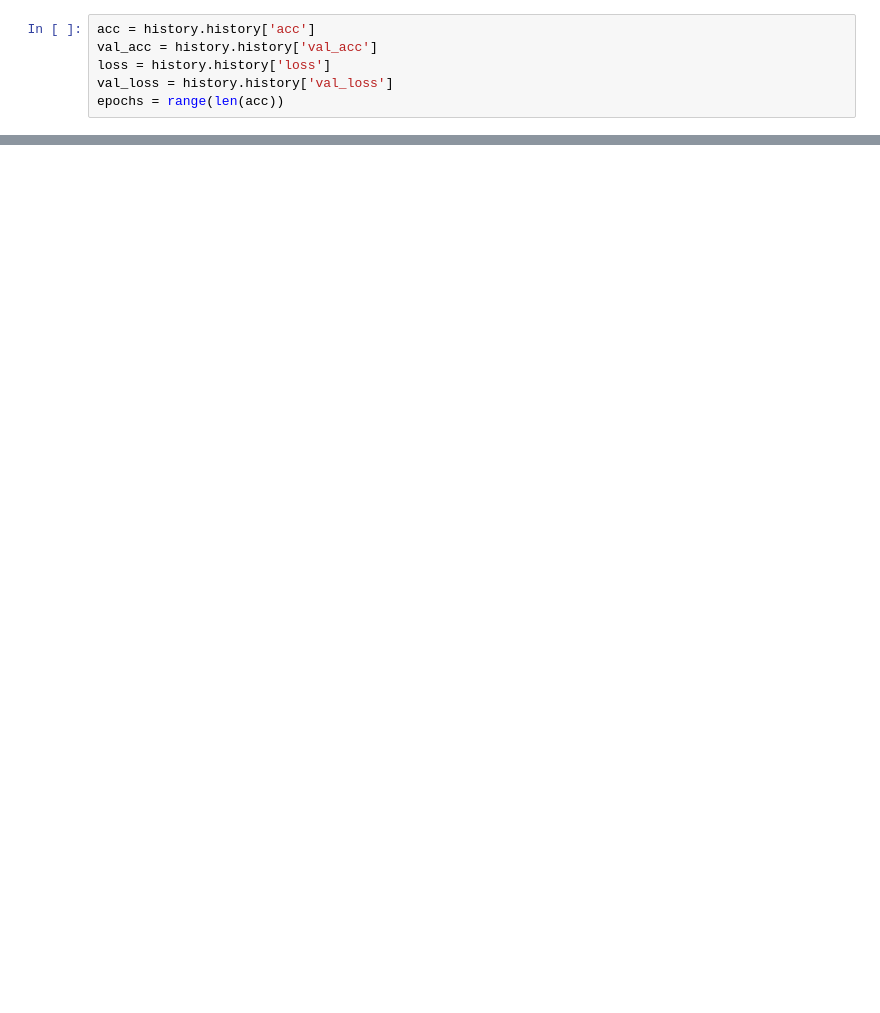
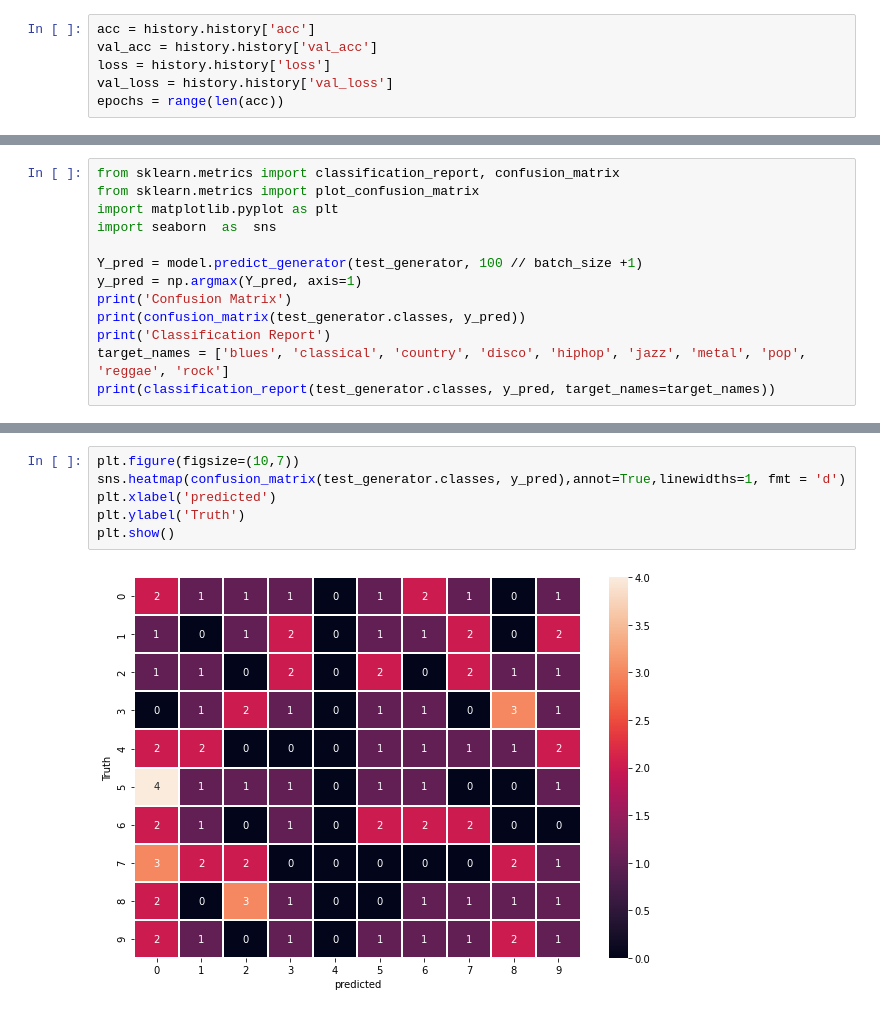
Before and after one commit to amrmoohamed/Music-Classification, a Jupyter notebook: Genres_classification.ipynb, the cells around one changed output, grey strips where cells are left out. Cells and saved outputs as stored; diff of their text form; blank space fills up the shorter version.

```diff
--- a/Genres_classification.ipynb
+++ b/Genres_classification.ipynb
@@ -441,0 +448,13 @@ plt.show()
+# %%
+from sklearn.metrics import classification_report, confusion_matrix
+from sklearn.metrics import plot_confusion_matrix
+import matplotlib.pyplot as plt
+import seaborn  as  sns
+
+Y_pred = model.predict_generator(test_generator, 100 // batch_size +1)
+y_pred = np.argmax(Y_pred, axis=1)
+print('Confusion Matrix')
+print(confusion_matrix(test_generator.classes, y_pred))
+print('Classification Report')
+target_names = ['blues', 'classical', 'country', 'disco', 'hiphop', 'jazz', 'metal', 'pop', 'reggae', 'rock']
+print(classification_report(test_generator.classes, y_pred, target_names=target_names))
@@ -441,0 +479,8 @@ plt.show()
+# %%
+plt.figure(figsize=(10,7))
+sns.heatmap(confusion_matrix(test_generator.classes, y_pred),annot=True,linewidths=1, fmt = 'd')
+plt.xlabel('predicted')
+plt.ylabel('Truth')
+plt.show()
+# %% [output]
+[figure, added]
```
Also changed, not shown: parts of 27 cells of this notebook.
